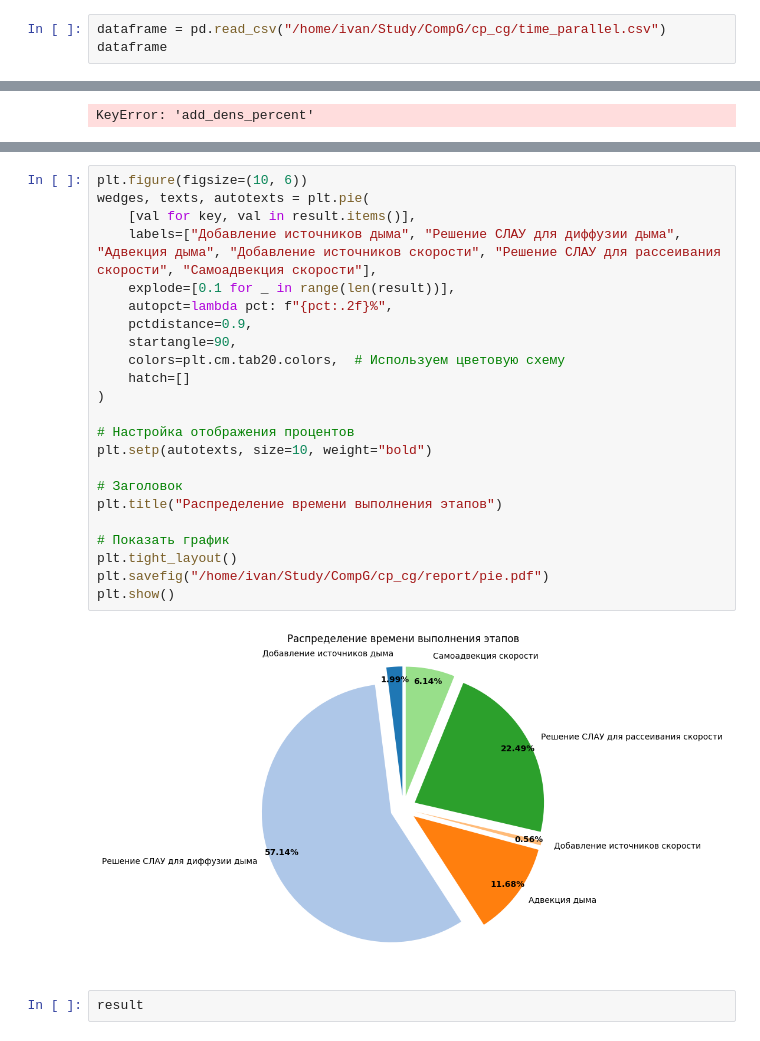
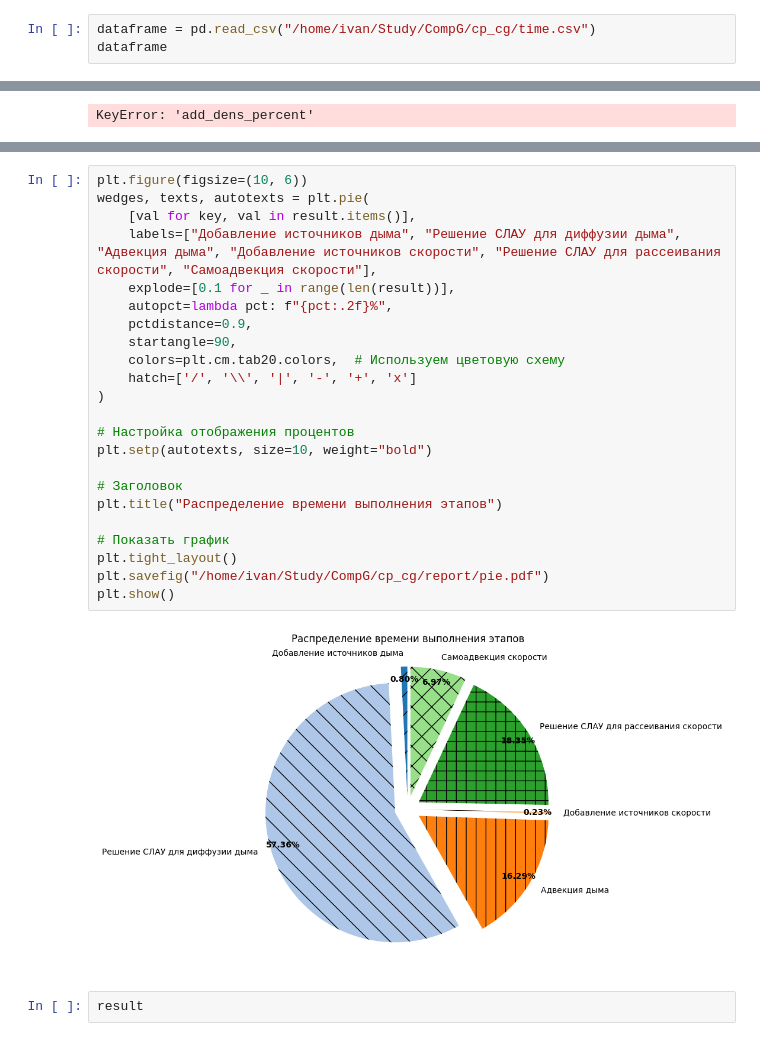
Before and after one commit to PajiloyLis/BMSTU-CG-CP, a Jupyter notebook: research.ipynb, the cells around one changed output, grey strips where cells are left out. Drawn from its saved outputs; the diff is of its cells as text.

```diff
--- a/research.ipynb
+++ b/research.ipynb
@@ -24,7 +24,7 @@ array
  '0.00243411,7.40225e-07,0.0902605,0.0228655,0.000648374,-0.0271345,0.0271233,0.00610134\n',
  ...]
 # %%
-dataframe = pd.read_csv("/home/ivan/Study/CompG/cp_cg/time_parallel.csv")
+dataframe = pd.read_csv("/home/ivan/Study/CompG/cp_cg/time.csv")
 dataframe
 # %% [output]
 |  | add_dens_source | diffuse_dens | lin_solve_dens | advect_dens | add_source_vel | diffuse_vel | ... |
@@ -226,28 +226,28 @@ plt.pie([val for key, val in result.items()], labels=["Добавление ис
 # %%
 plt.figure(figsize=(10, 6))
 wedges, texts, autotexts = plt.pie(
     [val for key, val in result.items()],
     labels=["Добавление источников дыма", "Решение СЛАУ для диффузии дыма", "Адвекция дыма", "Добавление источников скорости", "Решение СЛАУ для рассеивания скорости", "Самоадвекция скорости"],
     explode=[0.1 for _ in range(len(result))],
     autopct=lambda pct: f"{pct:.2f}%",
     pctdistance=0.9,
     startangle=90,
     colors=plt.cm.tab20.colors,  # Используем цветовую схему
-    hatch=[]
+    hatch=['/', '\\', '|', '-', '+', 'x']
 )
 
 # Настройка отображения процентов
 plt.setp(autotexts, size=10, weight="bold")
 
 # Заголовок
 plt.title("Распределение времени выполнения этапов")
 
 # Показать график
 plt.tight_layout()
 plt.savefig("/home/ivan/Study/CompG/cp_cg/report/pie.pdf")
 plt.show()
 # %% [output]
-[figure, old version]
+[figure, new version]
 # %%
 result
 # %% [output]
```
Also changed, not shown: parts of 11 cells of this notebook, 7 other files.
